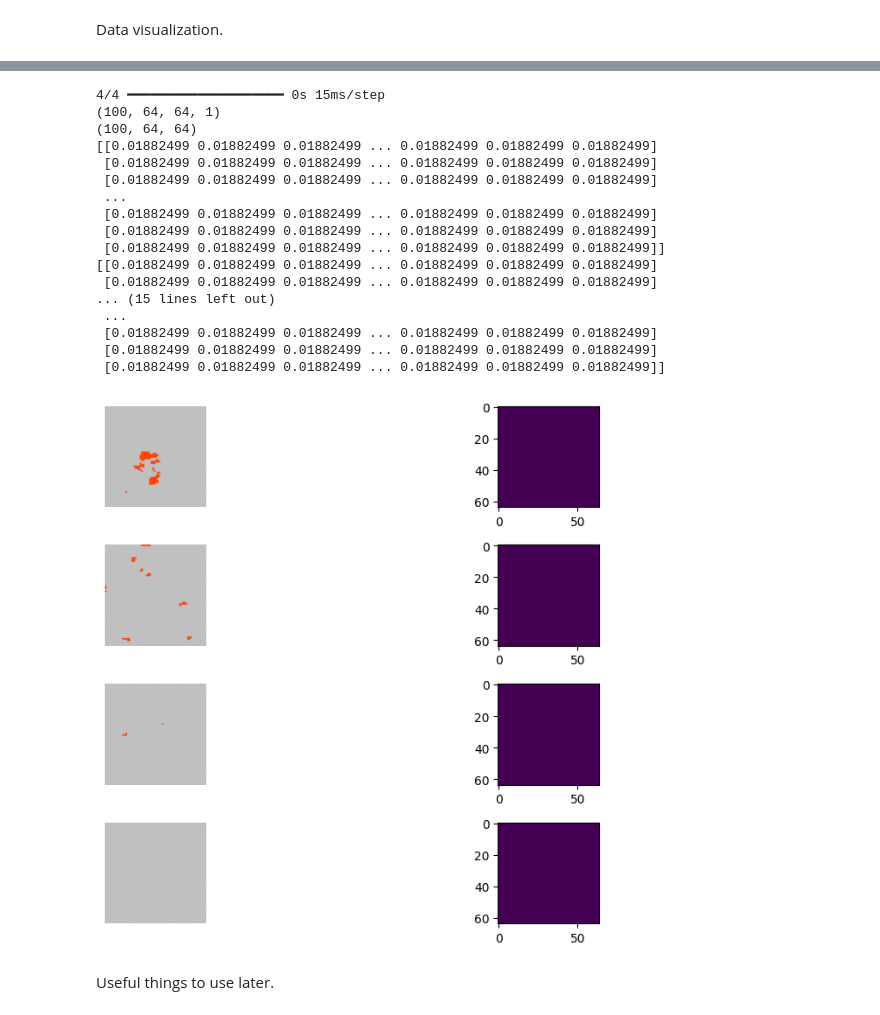
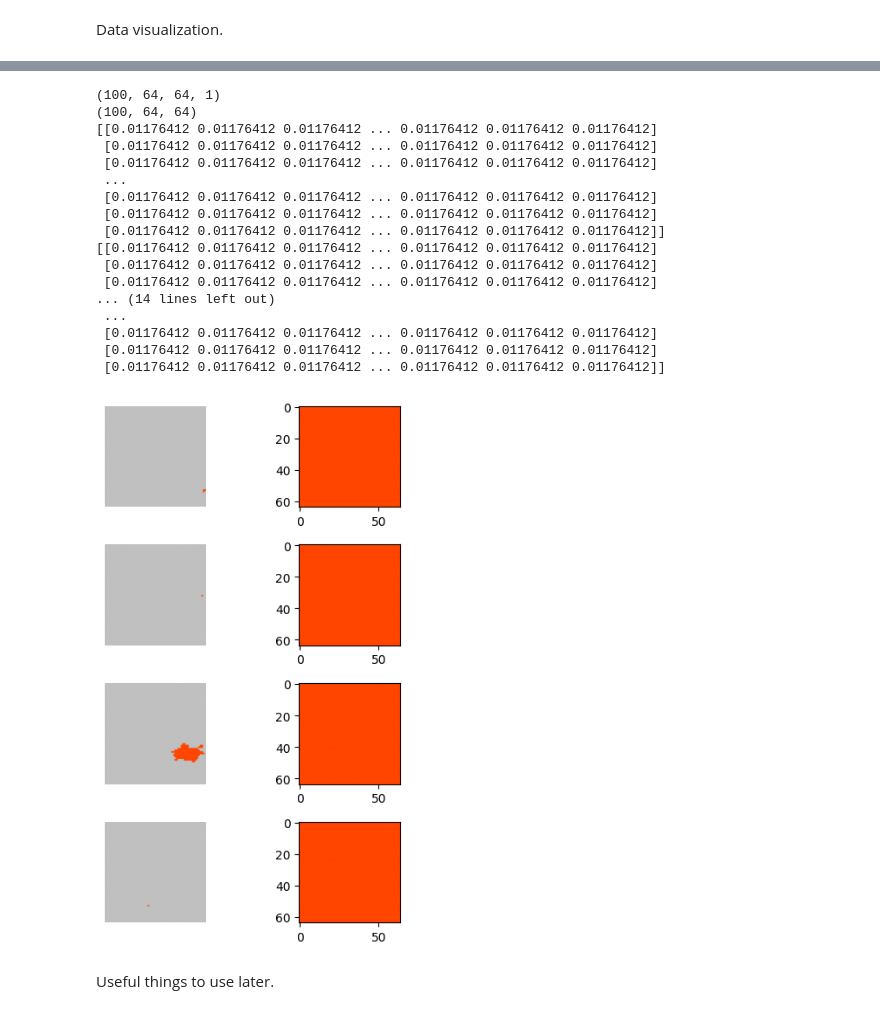
Before and after one commit to amindell11/WildfireSpreadPrediction, a Jupyter notebook: notebooks/Wildfire23-24.ipynb, the cells around one changed output, grey strips where cells are left out. Drawn from its saved outputs; the diff is of its cells as text; code cells hidden in the pictures.

```diff
--- a/notebooks/Wildfire23-24.ipynb
+++ b/notebooks/Wildfire23-24.ipynb
@@ -53,10 +53,10 @@ replace /content/drive/MyDrive/Kaggle/next-day-wildfire-spread/next_day_wildfire
 #dropout_rate_try = [0.5, 0.25, 0.1, 0.05, 0.01]
 #batchsize_try = [64, 128, 256, 512]
 
-epochs_try = [1] #callback
-learning_rate_try = [0.9]
-dropout_rate_try = [0]
-batchsize_try = [2]
+epochs_try = [3] #callback
+learning_rate_try = [0.5]
+dropout_rate_try = [0.5]
+batchsize_try = [64]
 # %%
 data_loc = '/content/drive/MyDrive/Kaggle/next-day-wildfire-spread'
 file_pattern = data_loc + '/next_day_wildfire_spread_train*'
@@ -609,47 +613,56 @@ tf.Tensor(2.9362967, shape=(), dtype=float32)
 # %%
 # ... (after obtaining 'predictions')
-eval, labels = next(iter(dataset_evaluate))
-predictions = autoencoder.predict(eval)
+eval, labels = next(iter(dataset_test))
+predictions = autoencoder(eval)
 print(predictions.shape)
 # Reshape predictions if necessary to match image dimensions
-predictions = predictions.reshape(predictions.shape[0], side_length, side_length)  # Adjust dimensions as needed
+predictions = predictions.numpy().reshape(predictions.shape[0], side_length, side_length)  # Adjust dimensions as needed
 print(predictions.shape)
 
-fig = plt.figure(figsize=(12,6.5))
+first_image = predictions[0]  # Get the first image from the batch
+
+# Specify the output file path
+output_file = "first_image.txt"  # Or any desired file name and extension
+
+# Save the image matrix to the file
+np.savetxt(output_file, first_image.reshape(-1), delimiter=",")  # Reshape to 1D and save
+
+
+fig = plt.figure(figsize=(5,6.5))
 batch_index = 0  # Track the current index within the batch
 batch_count = 0  # Count how many samples we've processed across all batches
 n_rows = 4
 while batch_index < n_rows:
     # Get next batch when we've used all samples in the current batch
     plt.subplot(n_rows, 2, 2*batch_index+2)
     print(predictions[batch_index, :, :])
-    plt.imshow(predictions[batch_index, :, :], cmap='viridis')
+    plt.imshow(predictions[batch_index, :, :], cmap=CMAP, norm=NORM)
     plt.subplot(n_rows, 2, 2*batch_index+1)
     plt.imshow(labels[batch_index, :, :, 0], cmap=CMAP, norm=NORM)
     plt.axis('off')
     batch_index += 1
 
 plt.tight_layout()
 plt.show()
 # %% [output]
-4/4 ━━━━━━━━━━━━━━━━━━━━ 0s 15ms/step
 (100, 64, 64, 1)
 (100, 64, 64)
-[[0.01882499 0.01882499 0.01882499 ... 0.01882499 0.01882499 0.01882499]
- [0.01882499 0.01882499 0.01882499 ... 0.01882499 0.01882499 0.01882499]
- [0.01882499 0.01882499 0.01882499 ... 0.01882499 0.01882499 0.01882499]
+[[0.01176412 0.01176412 0.01176412 ... 0.01176412 0.01176412 0.01176412]
+ [0.01176412 0.01176412 0.01176412 ... 0.01176412 0.01176412 0.01176412]
+ [0.01176412 0.01176412 0.01176412 ... 0.01176412 0.01176412 0.01176412]
  ...
- [0.01882499 0.01882499 0.01882499 ... 0.01882499 0.01882499 0.01882499]
- [0.01882499 0.01882499 0.01882499 ... 0.01882499 0.01882499 0.01882499]
- [0.01882499 0.01882499 0.01882499 ... 0.01882499 0.01882499 0.01882499]]
-[[0.01882499 0.01882499 0.01882499 ... 0.01882499 0.01882499 0.01882499]
- [0.01882499 0.01882499 0.01882499 ... 0.01882499 0.01882499 0.01882499]
-... (15 lines left out)
+ [0.01176412 0.01176412 0.01176412 ... 0.01176412 0.01176412 0.01176412]
+ [0.01176412 0.01176412 0.01176412 ... 0.01176412 0.01176412 0.01176412]
+ [0.01176412 0.01176412 0.01176412 ... 0.01176412 0.01176412 0.01176412]]
+[[0.01176412 0.01176412 0.01176412 ... 0.01176412 0.01176412 0.01176412]
+ [0.01176412 0.01176412 0.01176412 ... 0.01176412 0.01176412 0.01176412]
+ [0.01176412 0.01176412 0.01176412 ... 0.01176412 0.01176412 0.01176412]
+... (14 lines left out)
  ...
- [0.01882499 0.01882499 0.01882499 ... 0.01882499 0.01882499 0.01882499]
- [0.01882499 0.01882499 0.01882499 ... 0.01882499 0.01882499 0.01882499]
- [0.01882499 0.01882499 0.01882499 ... 0.01882499 0.01882499 0.01882499]]
+ [0.01176412 0.01176412 0.01176412 ... 0.01176412 0.01176412 0.01176412]
+ [0.01176412 0.01176412 0.01176412 ... 0.01176412 0.01176412 0.01176412]
+ [0.01176412 0.01176412 0.01176412 ... 0.01176412 0.01176412 0.01176412]]
-[figure, old version]
+[figure, new version]
 # %% [markdown]
 Useful things to use later.
 # %%
```
Also changed, not shown: parts of 3 cells of this notebook.
